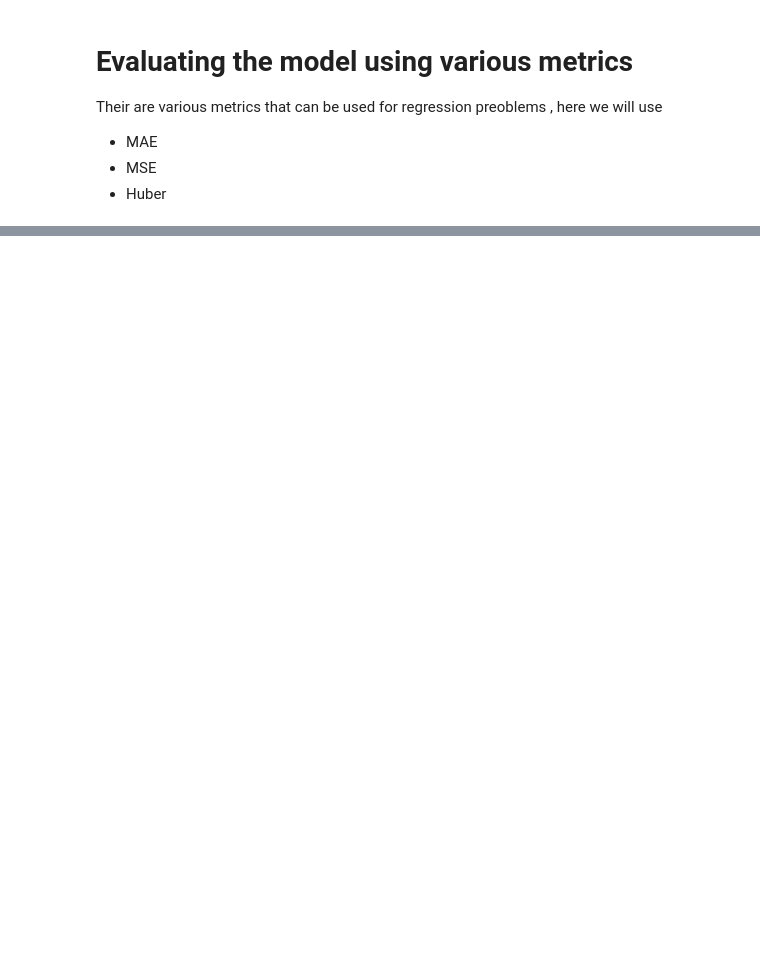
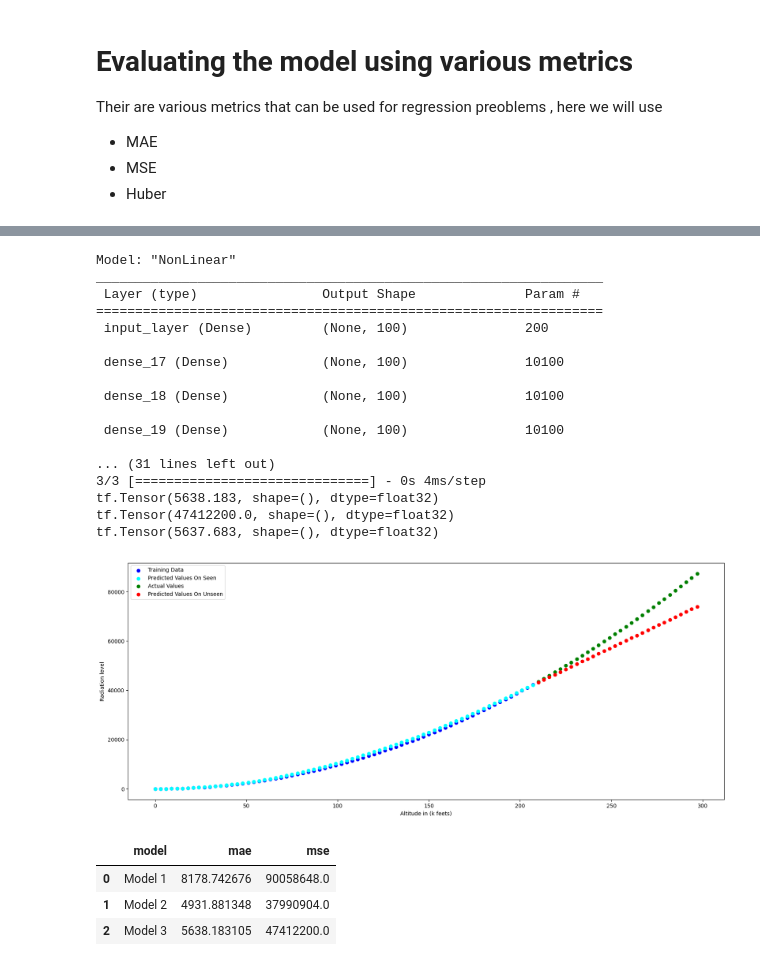
Before and after one commit to vrmaverick/Deeplearning_Tensorflow, a Jupyter notebook: Regression_NN.ipynb, the cells around one changed output, grey strips where cells are left out. Cells and saved outputs as stored; diff of their text form; code cells hidden in the pictures; blank space fills up the shorter version.

```diff
--- a/Regression_NN.ipynb
+++ b/Regression_NN.ipynb
@@ -396,0 +506,26 @@ Their are various metrics that can be used for regression preoblems , here we wi
+# %%
+# Crating a model
+# Names are optional and are used for better visualization of structure below
+mod3 = tf.keras.Sequential([
+    tf.keras.layers.Dense(100,activation="relu",name='input_layer'), # softmax does not work here
+    tf.keras.layers.Dense(100,activation="relu"),
+    tf.keras.layers.Dense(100,activation="relu"),
+    tf.keras.layers.Dense(100,activation="relu"),
+    tf.keras.layers.Dense(200,activation="relu"),
+    tf.keras.layers.Dense(100,activation="relu"),
+    tf.keras.layers.Dense(100,activation="relu"),
+    tf.keras.layers.Dense(100,activation="relu"),
+    tf.keras.layers.Dense(100,activation="relu"),
+    tf.keras.layers.Dense(200,activation="relu"),
+    tf.keras.layers.Dense(100,activation="relu"),
+    tf.keras.layers.Dense(100,activation="relu"),
+    tf.keras.layers.Dense(100,activation="relu"),
+    tf.keras.layers.Dense(100,activation="relu"),
+    tf.keras.layers.Dense(200,activation="relu"),
+    tf.keras.layers.Dense(1,name='output_layer')
+],name = 'NonLinear')
+mod3.compile(loss = tf.keras.losses.mae,
+              # optimizer = tf.keras.optimizers.SGD(),
+              optimizer = tf.keras.optimizers.Adam(lr=300),
+              metrics = ['mae'])
+mod3.fit(tf.expand_dims(X_train,axis=-1),y_train,epochs=1500)
@@ -396,0 +552,38 @@ Their are various metrics that can be used for regression preoblems , here we wi
+# %%
+print(mod3.summary())
+y_pred_3 = mod3.predict(X_test)
+visualize(X_test,X_train,y_test,y_train,y_pred_3,mod3)
+mae_3 = mae(y_test,y_pred_3)
+mse_3 = mse(y_test,y_pred_3)
+hub_3 = huber(y_test,y_pred_3)
+# %% [output]
+Model: "NonLinear"
+_________________________________________________________________
+ Layer (type)                Output Shape              Param #
+=================================================================
+ input_layer (Dense)         (None, 100)               200
+
+ dense_17 (Dense)            (None, 100)               10100
+
+ dense_18 (Dense)            (None, 100)               10100
+
+ dense_19 (Dense)            (None, 100)               10100
+
+... (31 lines left out)
+3/3 [==============================] - 0s 4ms/step
+tf.Tensor(5638.183, shape=(), dtype=float32)
+tf.Tensor(47412200.0, shape=(), dtype=float32)
+tf.Tensor(5637.683, shape=(), dtype=float32)
+[figure, added]
+# %%
+results = [["Model 1",mae_1.numpy(),mse_1.numpy()],
+           ["Model 2",mae_2.numpy(),mse_2.numpy()],
+            ["Model 3",mae_3.numpy(),mse_3.numpy()]]
+import pandas as pd
+df = pd.DataFrame(results,columns=["model","mae","mse"])
+df
+# %% [output]
+|  | model | mae | mse |
+| 0 | Model 1 | 8178.742676 | 90058648.0 |
+| 1 | Model 2 | 4931.881348 | 37990904.0 |
+| 2 | Model 3 | 5638.183105 | 47412200.0 |
```
Also changed, not shown: parts of 23 cells of this notebook, 1 other file.
